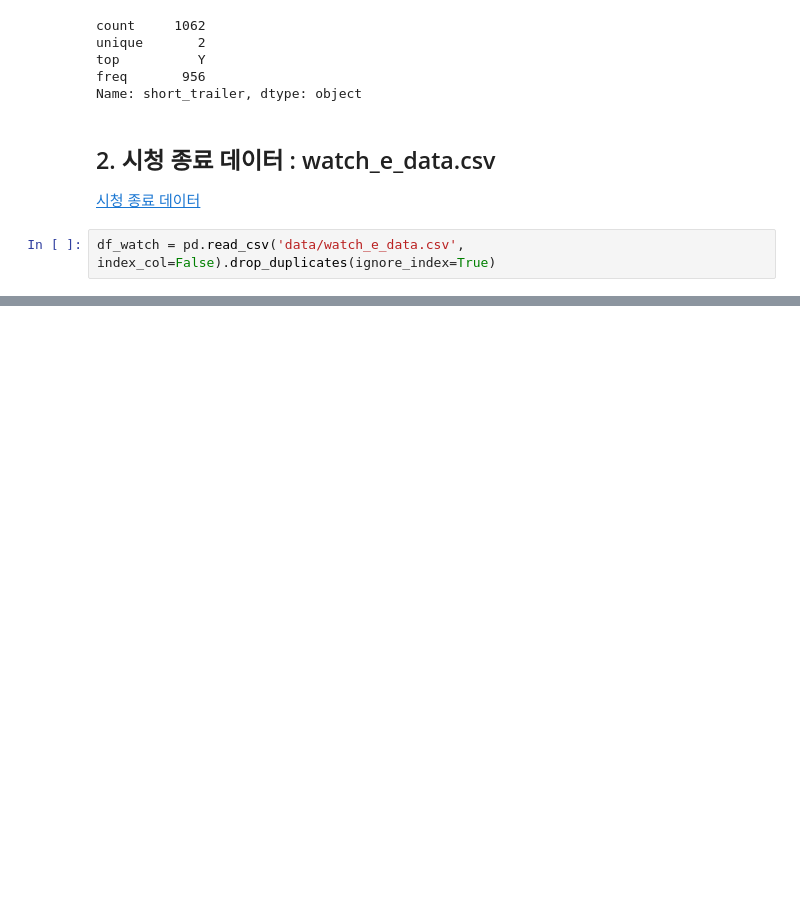
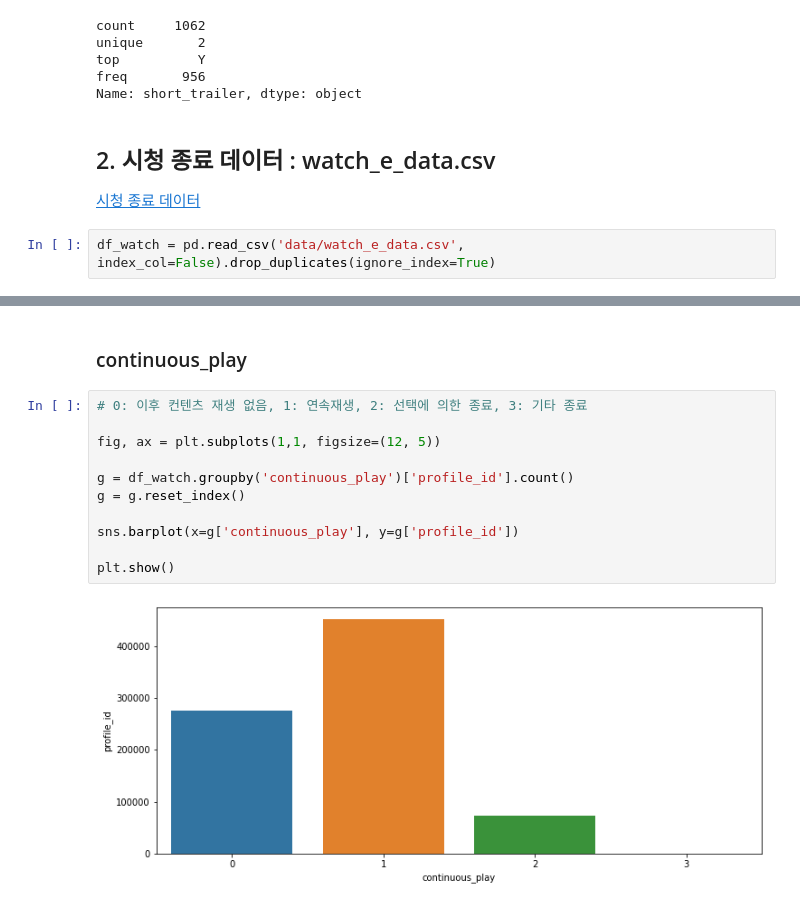
Before and after one commit to lg960214/2022-lguplus-AI-Ground, a Jupyter notebook: EDA_lg.ipynb, the cells around one changed output, grey strips where cells are left out. Cells and saved outputs as stored; diff of their text form; blank space fills up the shorter version.

```diff
--- a/EDA_lg.ipynb
+++ b/EDA_lg.ipynb
@@ -203,0 +246,15 @@ df_watch[idx]
+# %% [markdown]
+### continuous_play
+# %%
+# 0: 이후 컨텐츠 재생 없음, 1: 연속재생, 2: 선택에 의한 종료, 3: 기타 종료
+
+fig, ax = plt.subplots(1,1, figsize=(12, 5))
+
+g = df_watch.groupby('continuous_play')['profile_id'].count()
+g = g.reset_index()
+
+sns.barplot(x=g['continuous_play'], y=g['profile_id'])
+
+plt.show()
+# %% [output]
+[figure, added]
```
Also changed, not shown: parts of 9 cells of this notebook.
